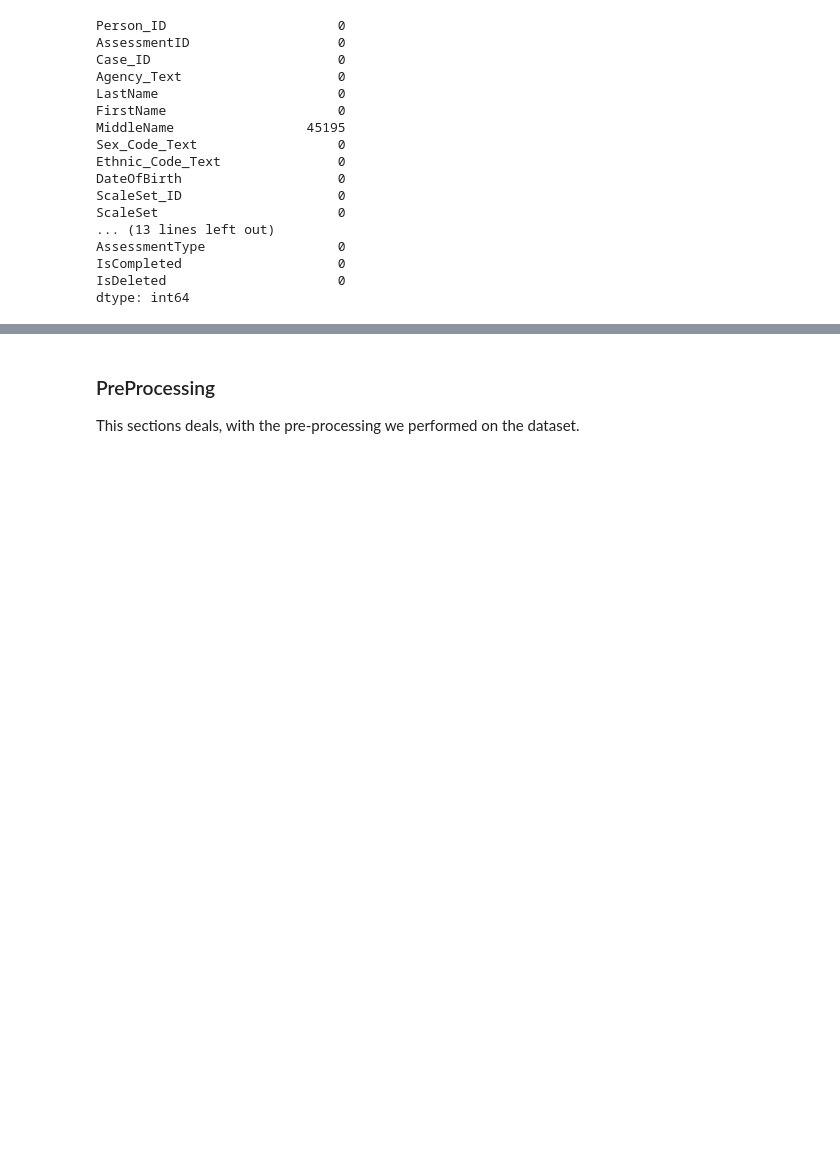
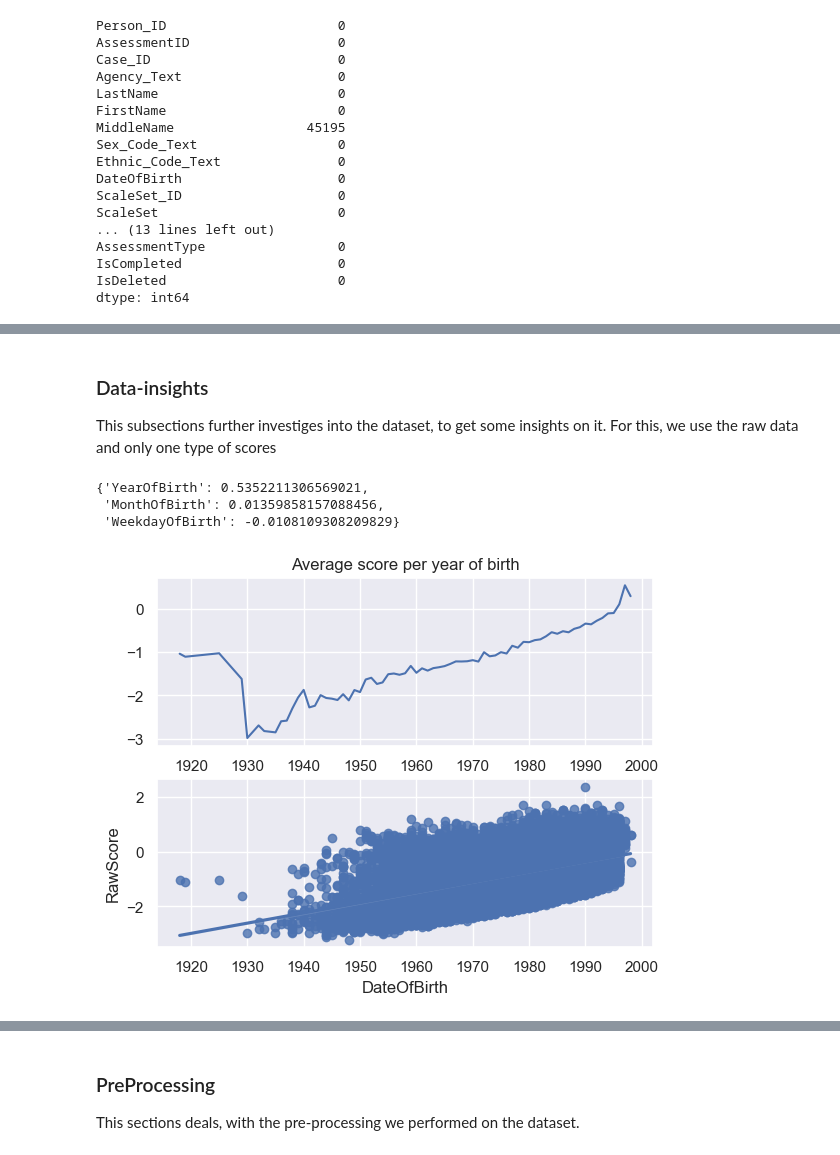
Before and after one commit to mkleinegger/data-synthesizer-evaluation, a Jupyter notebook: notebook.ipynb, the cells around one changed output, grey strips where cells are left out. Cells and saved outputs as stored; diff of their text form; code cells hidden in the pictures; blank space fills up the shorter version.

```diff
--- a/notebook.ipynb
+++ b/notebook.ipynb
@@ -114,3 +114,37 @@ df.describe()
 | 50% | 57321.000000 | 68229.000000 | 61261.000000 | 22.000000 | 1.000000 | 8.000000 | -0.710000 | 3.000000 | ... |
 | 75% | 62748.000000 | 73870.000000 | 66554.000000 | 22.000000 | 2.000000 | 18.000000 | 14.000000 | 5.000000 | ... |
 | max | 68608.000000 | 79678.000000 | 72045.000000 | 22.000000 | 4.000000 | 18.000000 | 51.000000 | 10.000000 | ... |
+# %% [markdown]
+### Data-insights
+This subsections further investiges into the dataset, to get some insights on it. For this, we use the raw data and only one type of scores
+# %%
+df_insights = df[df['Scale_ID'] == 8]
+# %%
+date_of_birth_timestamp = pd.to_datetime(df_insights['DateOfBirth'], format='%m/%d/%y').dt.strftime('%m/%d/19%y')
+date_of_birth_timestamp = pd.to_datetime(date_of_birth_timestamp, format='%m/%d/%Y')
+df['YearOfBirth'] = date_of_birth_timestamp.dt.year
+# %%
+correlations_with_rawscore = {
+    'YearOfBirth': date_of_birth_timestamp.dt.year.corr(df['RawScore']),
+    'MonthOfBirth': date_of_birth_timestamp.dt.month.corr(df['RawScore']),
+    'WeekdayOfBirth': date_of_birth_timestamp.dt.weekday.corr(df['RawScore'])
+}
+correlations_with_rawscore
+# %% [output]
+{'YearOfBirth': 0.5352211306569021,
+ 'MonthOfBirth': 0.01359858157088456,
+ 'WeekdayOfBirth': -0.0108109308209829}
+# %%
+import seaborn as sns
+import matplotlib.pyplot as plt
+
+fig, axs = plt.subplots(2)
+average_score_per_year = df_insights.groupby(date_of_birth_timestamp.dt.year)['RawScore'].mean()
+
+axs[0].plot(average_score_per_year.index, average_score_per_year.values)
+axs[0].set_title('Average score per year of birth')
+
+sns.regplot(x=date_of_birth_timestamp.dt.year, y=df_insights['RawScore'], ax=axs[1])
+plt.show()
+# %% [output]
+[figure, added]
```
Also changed, not shown: parts of 114 cells of this notebook, 1 other file.
